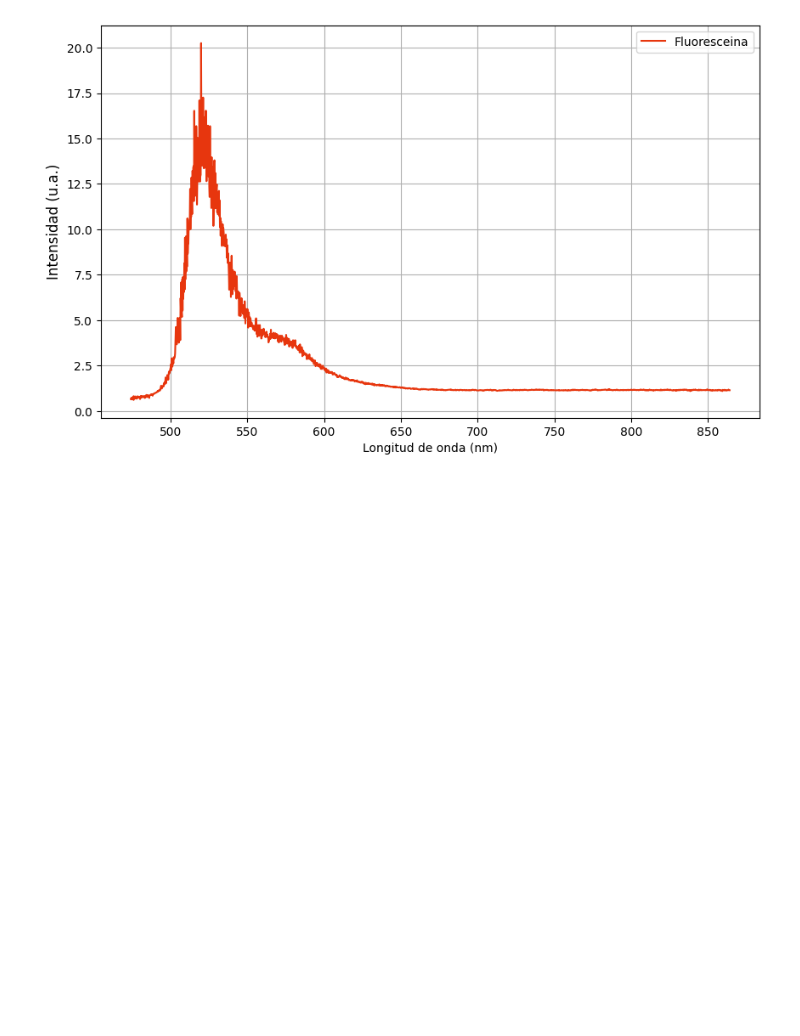
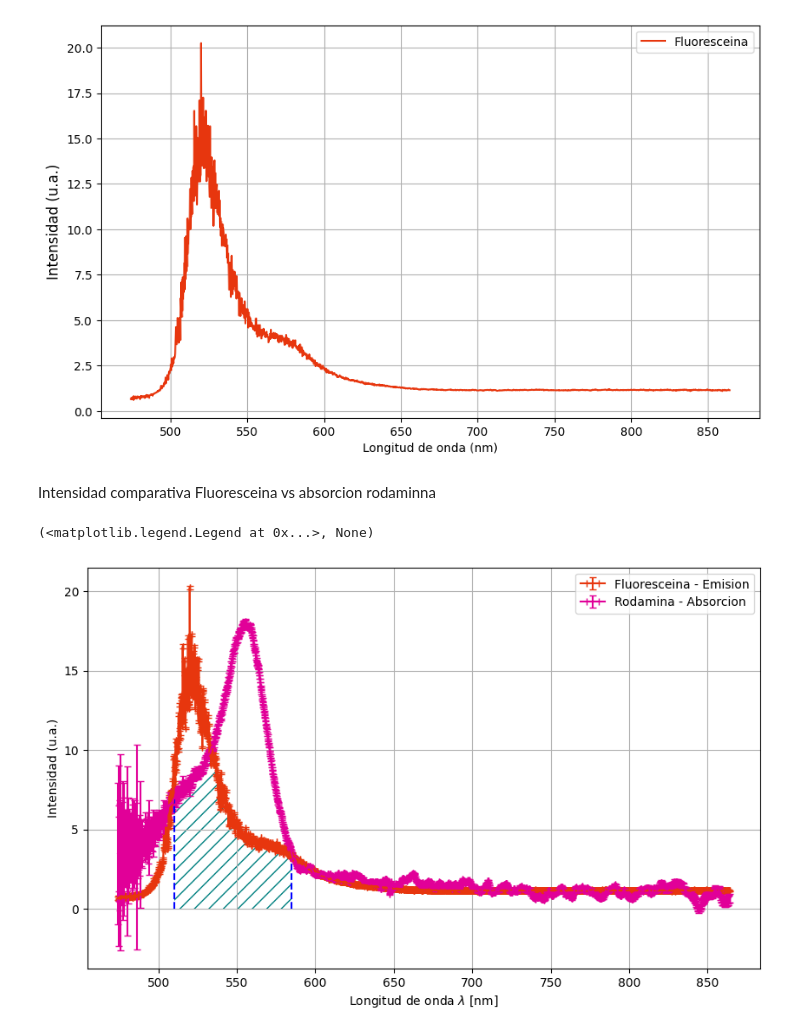
Before and after one commit to BernardoPironio/Espectrometria-difractiva, a Jupyter notebook: analisis_3.ipynb, the cells around one changed output. Saved outputs shown, nothing was run; the diff lists cells and outputs as text; code cells hidden in the pictures; blank space fills up the shorter version.

```diff
--- a/analisis_3.ipynb
+++ b/analisis_3.ipynb
@@ -56,11 +56,16 @@ for concentracion in Mediciones:
     # Valores de intensidad
     try:
         Intensidad = np.array(df_Emision['Intensidad'].iloc[0])
-        err_Intensidad = np.array(df_Emision['err_Intensidad'].iloc[0])
+        #err_Intensidad = np.array(df_Emision['err_Intensidad'].iloc[0])
+        var_intensidad = np.array(df_Emision['err_Intensidad'].iloc[0] / Emision_lampara['Intensidad'])**2 + (df_Emision['err_Intensidad'].iloc[0] * Emision_lampara['err_Intensidad'] / Emision_lampara['Intensidad']**2)**2
+
+        err_Intensidad = np.sqrt(var_intensidad)
 
 
         # Valores de Longitud de onda
         Longitud = np.array(df_Emision['Longitud_onda'].iloc[0])
+
+
         err_Longitud = np.array(df_Emision['err_Longitud_onda'].iloc[0])
 
         #--> Agrego al diccionario los datos
@@ -104,6 +109,9 @@ for concentracion in Mediciones:
     try:
         # Valores de intensidad
         Intensidad = np.array(df_Absorcion['Intensidad'].iloc[0])
+
+        var_intensidad = np.array(df_Absorcion['err_Intensidad'].iloc[0] / Absorcion_lampara['Intensidad'])**2 + (df_Absorcion['err_Intensidad'].iloc[0] * Absorcion_lampara['err_Intensidad'] / Absorcion_lampara['Intensidad']**2)**2
+
         err_Intensidad = np.array(df_Absorcion['err_Intensidad'].iloc[0])
 
 
@@ -441,3 +449,69 @@ plt.grid(), plt.legend(loc = 'upper right')
 plt.show()
 # %% [output]
 [figure]
+# %% [markdown]
+Intensidad comparativa Fluoresceina vs absorcion rodaminna
+# %%
+
+plt.figure(figsize = (10, 6))
+
+#plt.plot(Emision_datos['Longitud_Ro_1.5e-6M_flu'][a:b],
+#        (Emision_datos['Intensidad_Ro_1.5e-6M_flu'][a:b] / Emision_datos['Intensidad_Control'][a:b]),
+#        label = 'Fluoresceina - Emision',color = "#E7360EFF")
+
+#plt.plot(Absorcion_datos['Longitud_Rodamina0.5e-5'][a:b],
+#        -np.log10(Absorcion_datos['Intensidad_Rodamina0.5e-5'][a:b] / Absorcion_datos['Intensidad_Control'][a:b]) *40 - min(-np.log10(Absorcion_datos['Intensidad_Rodamina0.5e-5'][a:b] / #Absorcion_datos['Intensidad_Control'][a:b]) *40),
+#         label = 'Rodamina - Absorcion',color = '#E10098')
+
+plt.errorbar(Emision_datos['Longitud_Ro_1.5e-6M_flu'][a:b],
+             (Emision_datos['Intensidad_Ro_1.5e-6M_flu'][a:b] / Emision_datos['Intensidad_Control'][a:b]),
+             yerr = Emision_datos['err_Intensidad_Ro_1.5e-6M_flu'][a:b], xerr = Emision_datos['err_Longitud_Ro_1.5e-6M_flu'][a:b],
+             label = 'Fluoresceina - Emision', color = "#E7360EFF", capsize = 3)
+
+var_absorcion = ( (Emision_datos['err_Intensidad_Ro_1.5e-6M_flu'][a:b] / Emision_datos['Intensidad_Ro_1.5e-6M_flu'][a:b])**2 + (Emision_datos['err_Intensidad_Control'][a:b] / Emision_datos['Intensidad_Control'][a:b])**2 ) / (np.log(10))**2
+
+plt.errorbar(Absorcion_datos['Longitud_Rodamina0.5e-5'][a:b],
+        -np.log10(Absorcion_datos['Intensidad_Rodamina0.5e-5'][a:b] / Absorcion_datos['Intensidad_Control'][a:b]) *40 - min(-np.log10(Absorcion_datos['Intensidad_Rodamina0.5e-5'][a:b] / Absorcion_datos['Intensidad_Control'][a:b]) *40),
+        yerr = var_absorcion**(1/2), xerr = Absorcion_datos['err_Longitud_Rodamina0.5e-5'][a:b], label = 'Rodamina - Absorcion',color = '#E10098', capsize = 3)
+
+
+
+x = Emision_datos['Longitud_Ro_1.5e-6M_flu'][a:b]
+
+y_em = (Emision_datos['Intensidad_Ro_1.5e-6M_flu'][a:b] /
+        Emision_datos['Intensidad_Control'][a:b])
+
+y_abs = -np.log10(Absorcion_datos['Intensidad_Rodamina0.5e-5'][a:b] /
+                   Absorcion_datos['Intensidad_Control'][a:b]) * 40
+y_abs -= y_abs.min()
+
+lambda_min, lambda_max = 510, 585
+
+#plt.plot(x, y_em, label='Fluoresceina - Emision', color="#E7360EFF")
+#plt.plot(x, y_abs, label='Rodamina - Absorcion', color="#E10098")
+
+# Para la región por debajo de ambas:
+y_lower = np.minimum(y_em, y_abs)
+
+plt.fill_between(
+    x,
+    0,
+    y_lower,
+    where=(x >= lambda_min) & (x <= lambda_max),
+    hatch='//',         # patrón de rayas
+    facecolor='none',    # sin color sólido
+    edgecolor='teal',    # color de las rayas
+    linewidth=0.0
+)
+
+plt.plot([lambda_min, lambda_min], [0, 7.0], color = 'blue', linestyle = '--')
+plt.plot([lambda_max, lambda_max], [0, 3], color = 'blue', linestyle = '--')
+
+#plt.axvline(lambda_min, color='blue')
+#plt.axvline(lambda_max, color='blue')
+plt.xlabel(r'Longitud de onda $\lambda$ [nm]'), plt.ylabel('Intensidad (u.a.)')
+plt.grid()
+plt.legend(), plt.savefig('Figura_charla/solpamiento.png')
+# %% [output]
+(<matplotlib.legend.Legend at 0x...>, None)
+[figure, added]
```
Also changed, not shown: 5 other files.
